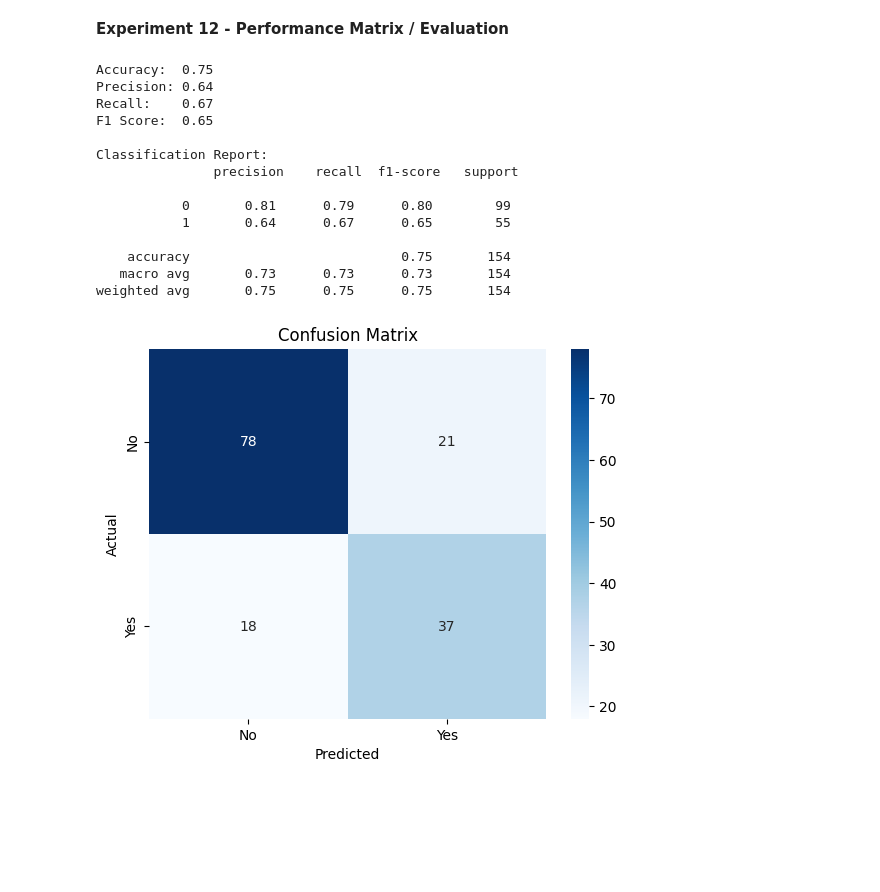
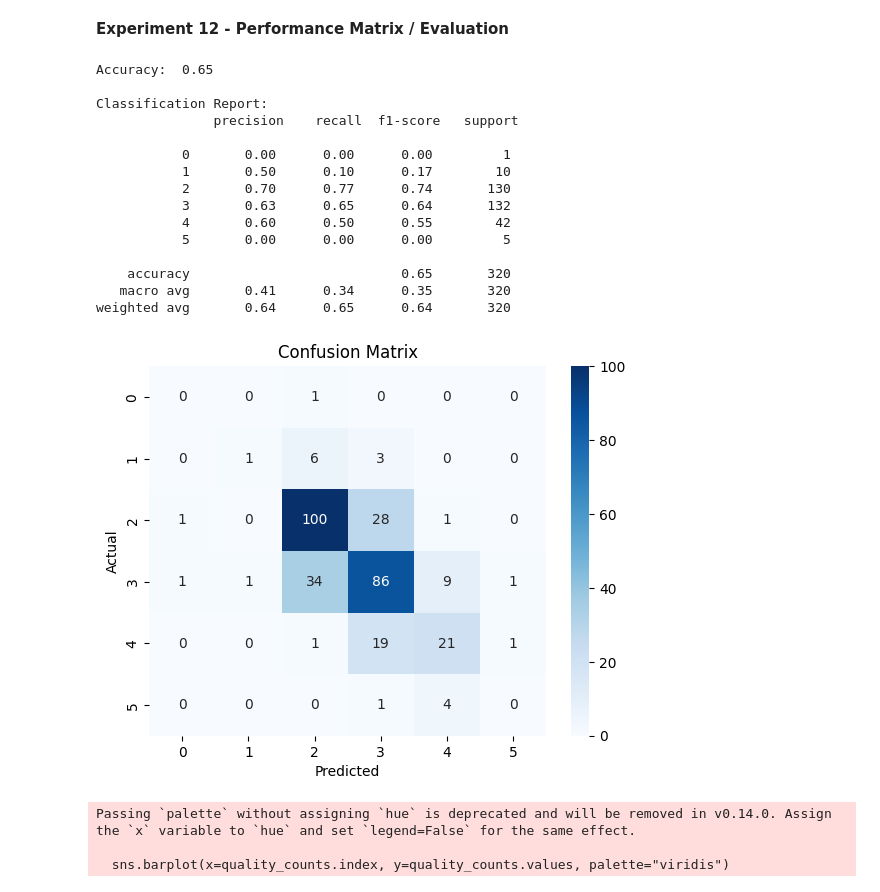
Before and after one commit to saks28007/bml, a Jupyter notebook: final.ipynb, the cells around one changed output. Saved outputs shown, nothing was run; the diff lists cells and outputs as text; code cells hidden in the pictures; blank space fills up the shorter version.

```diff
--- a/final.ipynb
+++ b/final.ipynb
@@ -817,66 +835,78 @@ import pandas as pd
 from sklearn.model_selection import train_test_split
 from sklearn.ensemble import GradientBoostingClassifier
 from sklearn.metrics import (
-    accuracy_score, precision_score, recall_score, f1_score,
-    classification_report, confusion_matrix, roc_curve, auc
+    accuracy_score, classification_report, confusion_matrix
 )
 import matplotlib.pyplot as plt
 import seaborn as sns
 
-# Assume df is your DataFrame and already loaded
+# Load your dataset
+df = pd.read_csv("/content/drive/MyDrive/winequality-red.csv",sep=';')
+
 # Define features and target
-X = df.drop("Outcome", axis=1)
-y = df["Outcome"]
+X = df.drop("quality", axis=1)
+y = df["quality"]
+
+# Shift the target labels so they start from 0
+y = y - 3  # wine quality labels become 0, 1, 2, 3, 4, 5
 
 # Train-test split
 X_train, X_test, y_train, y_test = train_test_split(X, y, test_size=0.2, random_state=42)
 
 # Train the model
 gb_model = GradientBoostingClassifier(n_estimators=100, learning_rate=0.1, random_state=42)
 gb_model.fit(X_train, y_train)
 
 # Predictions
 y_pred = gb_model.predict(X_test)
-y_proba = gb_model.predict_proba(X_test)[:, 1]
 
 # Evaluation
 print(f"Accuracy:  {accuracy_score(y_test, y_pred):.2f}")
-print(f"Precision: {precision_score(y_test, y_pred):.2f}")
-print(f"Recall:    {recall_score(y_test, y_pred):.2f}")
-print(f"F1 Score:  {f1_score(y_test, y_pred):.2f}")
 print("\nClassification Report:\n", classification_report(y_test, y_pred))
 
 # Confusion matrix
 cm = confusion_matrix(y_test, y_pred)
-sns.heatmap(cm, annot=True, fmt='d', cmap='Blues', xticklabels=['No', 'Yes'], yticklabels=['No', 'Yes'])
+sns.heatmap(cm, annot=True, fmt='d', cmap='Blues')
 plt.xlabel('Predicted')
 plt.ylabel('Actual')
 plt.title('Confusion Matrix')
 plt.show()
 
-# ROC curve
-fpr, tpr, _ = roc_curve(y_test, y_proba)
-roc_auc = auc(fpr, tpr)
-plt.plot(fpr, tpr, label=f"AUC = {roc_auc:.2f}")
-plt.plot([0, 1], [0, 1], 'k--')
-plt.xlabel('False Positive Rate')
-plt.ylabel('True Positive Rate')
-plt.title('ROC Curve')
-plt.legend()
+# =========================
+# 📊 Bar Plot: Predicted Wine Quality Distribution
+# =========================
+
+# Create a Pandas Series from predictions
+predicted_quality = pd.Series(y_pred)
+
+# Count the number of samples predicted for each quality
+quality_counts = predicted_quality.value_counts().sort_index()
+
+# Plot the bar chart
+plt.figure(figsize=(8,6))
+sns.barplot(x=quality_counts.index, y=quality_counts.values, palette="viridis")
+plt.xlabel('Predicted Wine Quality (After Shifting)')
+plt.ylabel('Number of Wines')
+plt.title('Distribution of Predicted Wine Quality')
+plt.grid(axis='y')
 plt.show()
 # %% [output]
-Accuracy:  0.75
-Precision: 0.64
-Recall:    0.67
-F1 Score:  0.65
+Accuracy:  0.65
 
 Classification Report:
                precision    recall  f1-score   support
 
-           0       0.81      0.79      0.80        99
-           1       0.64      0.67      0.65        55
+           0       0.00      0.00      0.00         1
+           1       0.50      0.10      0.17        10
+           2       0.70      0.77      0.74       130
+           3       0.63      0.65      0.64       132
+           4       0.60      0.50      0.55        42
+           5       0.00      0.00      0.00         5
 
-    accuracy                           0.75       154
-   macro avg       0.73      0.73      0.73       154
-weighted avg       0.75      0.75      0.75       154
+    accuracy                           0.65       320
+   macro avg       0.41      0.34      0.35       320
+weighted avg       0.64      0.65      0.64       320
-[figure, old version]
+[figure, new version]
+Passing `palette` without assigning `hue` is deprecated and will be removed in v0.14.0. Assign the `x` variable to `hue` and set `legend=False` for the same effect.
+
+  sns.barplot(x=quality_counts.index, y=quality_counts.values, palette="viridis")
```
Also changed, not shown: parts of 25 cells of this notebook.
